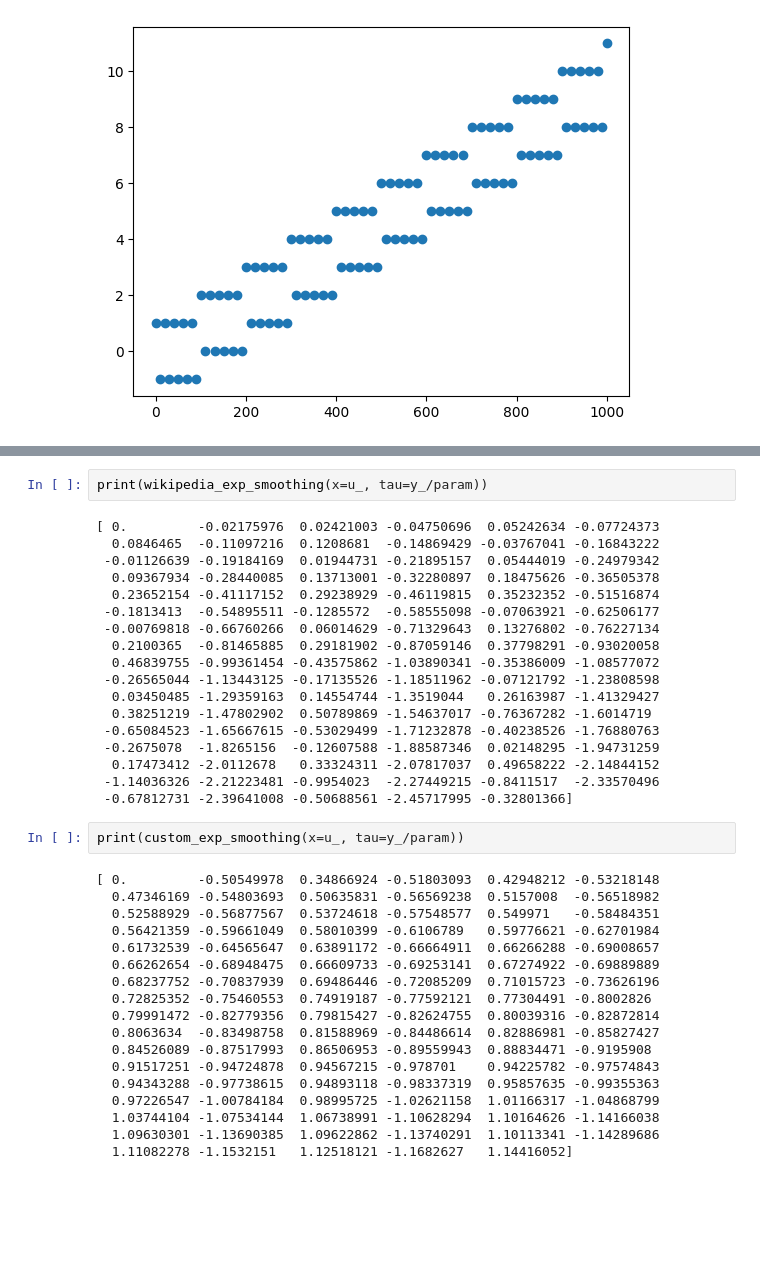
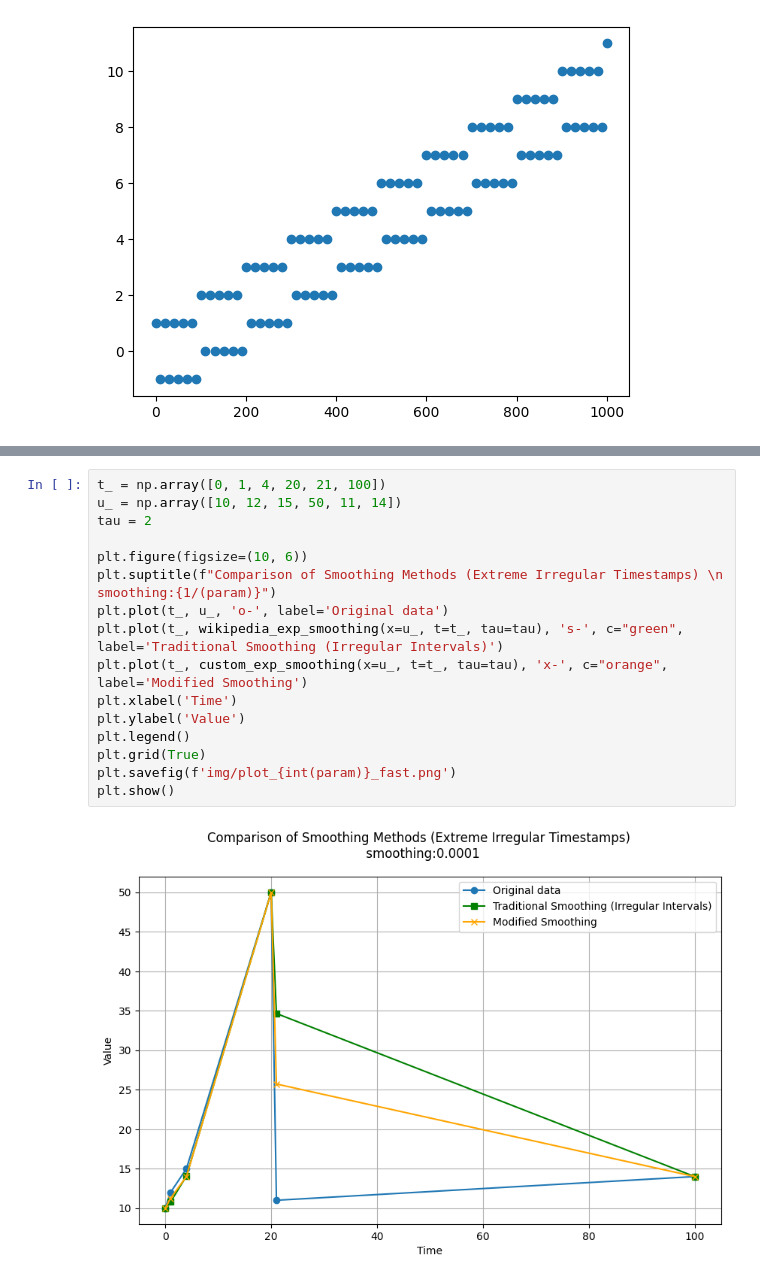
Before and after one commit to jeromedejaegher/exponential_smoothing, a Jupyter notebook: exponential_smoothing.ipynb, the cells around one changed output, grey strips where cells are left out. Cells and saved outputs as stored; diff of their text form; blank space fills up the shorter version.

```diff
--- a/exponential_smoothing.ipynb
+++ b/exponential_smoothing.ipynb
@@ -75,40 +78,18 @@ for param in [100, 1000, 1e4, 1e5]:
-# %%
-print(wikipedia_exp_smoothing(x=u_, tau=y_/param))
-# %% [output]
-[ 0.         -0.02175976  0.02421003 -0.04750696  0.05242634 -0.07724373
-  0.0846465  -0.11097216  0.1208681  -0.14869429 -0.03767041 -0.16843222
- -0.01126639 -0.19184169  0.01944731 -0.21895157  0.05444019 -0.24979342
-  0.09367934 -0.28440085  0.13713001 -0.32280897  0.18475626 -0.36505378
-  0.23652154 -0.41117152  0.29238929 -0.46119815  0.35232352 -0.51516874
- -0.1813413  -0.54895511 -0.1285572  -0.58555098 -0.07063921 -0.62506177
- -0.00769818 -0.66760266  0.06014629 -0.71329643  0.13276802 -0.76227134
-  0.2100365  -0.81465885  0.29181902 -0.87059146  0.37798291 -0.93020058
-  0.46839755 -0.99361454 -0.43575862 -1.03890341 -0.35386009 -1.08577072
- -0.26565044 -1.13443125 -0.17135526 -1.18511962 -0.07121792 -1.23808598
-  0.03450485 -1.29359163  0.14554744 -1.3519044   0.26163987 -1.41329427
-  0.38251219 -1.47802902  0.50789869 -1.54637017 -0.76367282 -1.6014719
- -0.65084523 -1.65667615 -0.53029499 -1.71232878 -0.40238526 -1.76880763
- -0.2675078  -1.8265156  -0.12607588 -1.88587346  0.02148295 -1.94731259
-  0.17473412 -2.0112678   0.33324311 -2.07817037  0.49658222 -2.14844152
- -1.14036326 -2.21223481 -0.9954023  -2.27449215 -0.8411517  -2.33570496
- -0.67812731 -2.39641008 -0.50688561 -2.45717995 -0.32801366]
-# %%
-print(custom_exp_smoothing(x=u_, tau=y_/param))
-# %% [output]
-[ 0.         -0.50549978  0.34866924 -0.51803093  0.42948212 -0.53218148
-  0.47346169 -0.54803693  0.50635831 -0.56569238  0.5157008  -0.56518982
-  0.52588929 -0.56877567  0.53724618 -0.57548577  0.549971   -0.58484351
-  0.56421359 -0.59661049  0.58010399 -0.6106789   0.59776621 -0.62701984
-  0.61732539 -0.64565647  0.63891172 -0.66664911  0.66266288 -0.69008657
-  0.66262654 -0.68948475  0.66609733 -0.69253141  0.67274922 -0.69889889
-  0.68237752 -0.70837939  0.69486446 -0.72085209  0.71015723 -0.73626196
-  0.72825352 -0.75460553  0.74919187 -0.77592121  0.77304491 -0.8002826
-  0.79991472 -0.82779356  0.79815427 -0.82624755  0.80039316 -0.82872814
-  0.8063634  -0.83498758  0.81588969 -0.84486614  0.82886981 -0.85827427
-  0.84526089 -0.87517993  0.86506953 -0.89559943  0.88834471 -0.9195908
-  0.91517251 -0.94724878  0.94567215 -0.978701    0.94225782 -0.97574843
-  0.94343288 -0.97738615  0.94893118 -0.98337319  0.95857635 -0.99355363
-  0.97226547 -1.00784184  0.98995725 -1.02621158  1.01166317 -1.04868799
-  1.03744104 -1.07534144  1.06738991 -1.10628294  1.10164626 -1.14166038
-  1.09630301 -1.13690385  1.09622862 -1.13740291  1.10113341 -1.14289686
-  1.11082278 -1.1532151   1.12518121 -1.1682627   1.14416052]
+# %%
+t_ = np.array([0, 1, 4, 20, 21, 100])
+u_ = np.array([10, 12, 15, 50, 11, 14])
+tau = 2
+
+plt.figure(figsize=(10, 6))
+plt.suptitle(f"Comparison of Smoothing Methods (Extreme Irregular Timestamps) \n smoothing:{1/(param)}")
+plt.plot(t_, u_, 'o-', label='Original data')
+plt.plot(t_, wikipedia_exp_smoothing(x=u_, t=t_, tau=tau), 's-', c="green", label='Traditional Smoothing (Irregular Intervals)')
+plt.plot(t_, custom_exp_smoothing(x=u_, t=t_, tau=tau), 'x-', c="orange", label='Modified Smoothing')
+plt.xlabel('Time')
+plt.ylabel('Value')
+plt.legend()
+plt.grid(True)
+plt.savefig(f'img/plot_{int(param)}_fast.png')
+plt.show()
+# %% [output]
+[figure, added]
```
Also changed, not shown: parts of 4 cells of this notebook, 11 other files.
